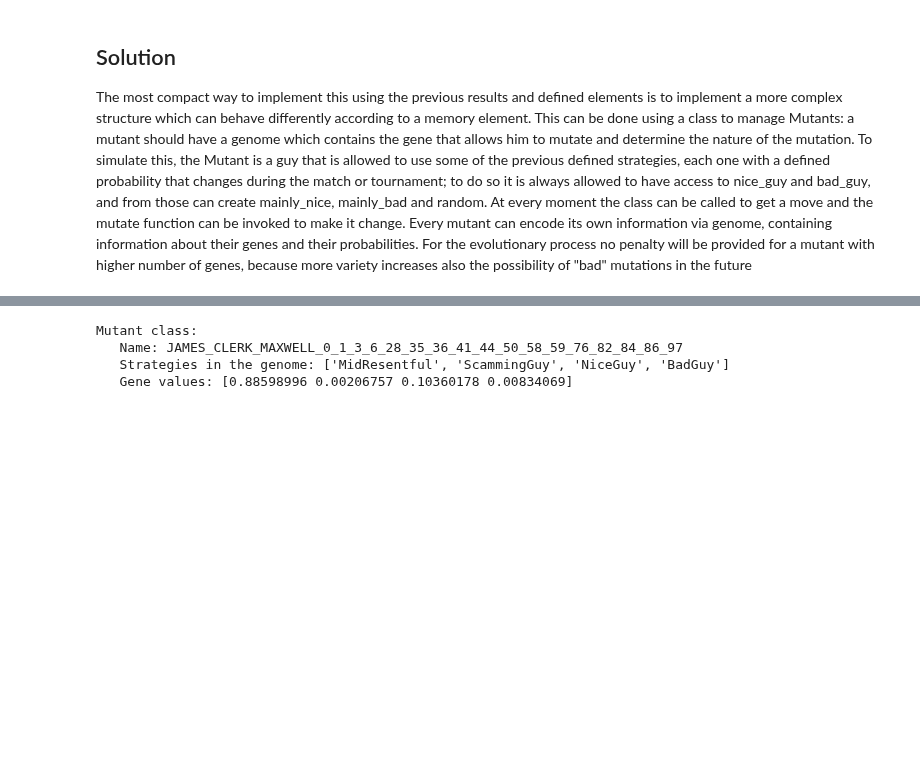
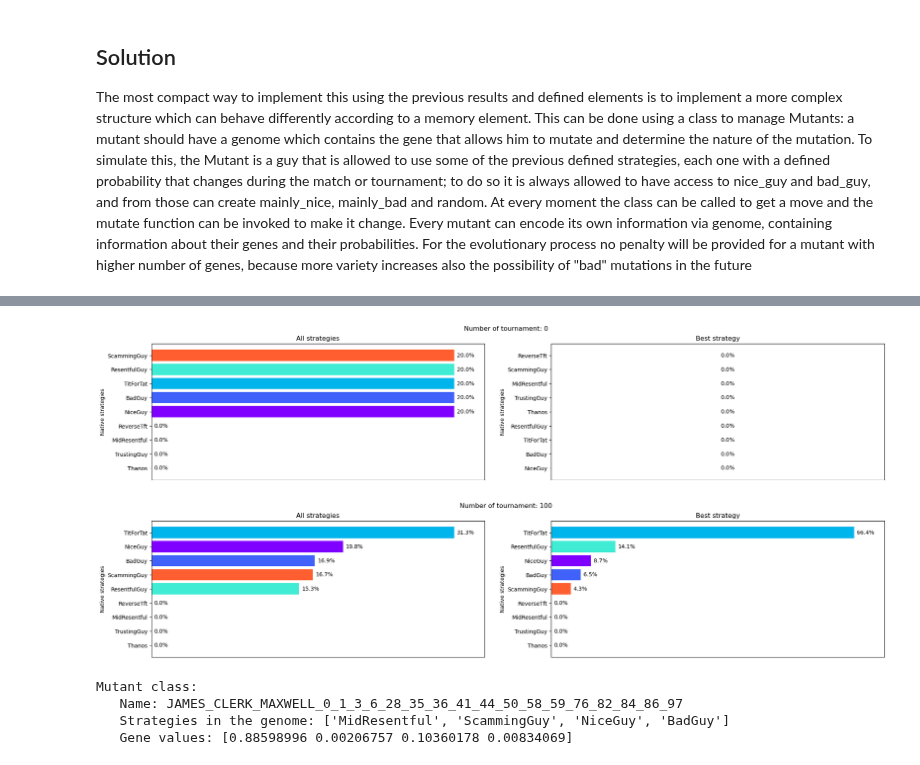
Before and after one commit to LeoPi314/LCP_projects_Y7_Group_4, a Jupyter notebook: Mutable.ipynb, the cells around one changed output, grey strips where cells are left out. Drawn from its saved outputs; the diff is of its cells as text; code cells hidden in the pictures; blank space fills up the shorter version.

```diff
--- a/Mutable.ipynb
+++ b/Mutable.ipynb
@@ -608,3 +691,45 @@ Mutant class:
+# %%
+# ------------------------------ BASE GIF ------------------------------
+# make_a_gif( frames, t_key='tournament', p_key = 'Strategies', image_keys = np.array([[ 'total_w', 'half_w', ], [ 'best_w', 'res_w', ],] ),
+#            image_titles = [ ['All strategies', 'Top half strategies'], ['Best strategy', 'Strategy total results',] ], gif_name = 'Less_Random')
+
+# ------------------------------ 40 GIFS ------------------------------
+# name_keys = np.asarray( [ str(i) for i in range( 40 ) ] ).reshape( 5, 8 )
+# name_titles = np.asarray( [ f"Mutant number {i}/{len(mutant_list)}" for i in range( 40 ) ] ).reshape( 5, 8 )
+# make_a_gif( frames, t_key='tournament', p_key = 'Strategies', image_keys = name_keys,
+#            image_titles = name_titles, gif_name = 'BUHN_all')
+
+# ------------------------------ 50 GIFS ------------------------------
+# name_keys = np.asarray( [ str(i) for i in range( 50 ) ] ).reshape( 5, 10 )
+# name_titles = np.asarray( [ f"Mutant number {i}/{len(mutant_list)}" for i in range( 50 ) ] ).reshape( 5, 10 )
+# make_a_gif( frames, t_key='tournament', p_key = 'Strategies', image_keys = name_keys,
+#            image_titles = name_titles, gif_name = 'Less_random_strat')
+
+# ------------------------------ 30 GIFS ------------------------------
+# name_keys = np.asarray( [ str(i) for i in range( 30 ) ] ).reshape( 6, 5 )
+# name_titles = np.asarray( [ f"Mutant number {i}/{len(mutant_list)}" for i in range( 30 ) ] ).reshape( 6, 5 )
+# make_a_gif( frames, t_key='tournament', p_key = 'Strategies', image_keys = name_keys,
+#            image_titles = name_titles, gif_name = 'pod_gif_all')
+
+# ------------------------------ 25 GIFS ------------------------------
+# n_row, n_col = 5, 5
+# name_keys = np.asarray( [ f"res_{i}" for i in range( n_row*n_col ) ] ).reshape( n_col, n_row )
+# name_titles = np.asarray( [ f"Mutant classified {i+1}th/{len(mutant_list)}" for i in range( n_row*n_col ) ] ).reshape( n_col, n_row )
+# make_a_gif( frames, t_key='tournament', p_key = 'Strategies', image_keys = name_keys,
+#            image_titles = name_titles, gif_name = 'BUHN_results', y_label = f"Result fraction by strategy", fixed=True )
+
+# ------------------------------ 25 GIFS ------------------------------
+# n_row, n_col = 5, 5
+# name_keys = np.asarray( [ f"res_{i}" for i in range( n_row*n_col ) ] ).reshape( n_col, n_row )
+# name_titles = np.asarray( [ f"Mutant classified {i+1}th/{len(mutant_list)}" for i in range( n_row*n_col ) ] ).reshape( n_col, n_row )
+# make_a_gif( frames, t_key='tournament', p_key = 'Strategies', image_keys = name_keys,
+#            image_titles = name_titles, gif_name = 'BUHN_results', y_label = f"Result fraction by strategy", fixed=True )
+
+# ------------------------------ BASE PNG ------------------------------
+make_a_couple( frames, t_key='tournament', p_key = 'Strategies', image_keys = np.array([[ 'total_w', 'best_w', ], ] ),
+           image_titles = [ ['All strategies', 'Best strategy',], ], file_name = 'Less_Random')
+# %% [output]
+[figure, added]
 # %%
 frames[ frames['tournament'] == 0 ]
 # for c in strategies :
```
Also changed, not shown: parts of 4 cells of this notebook.
